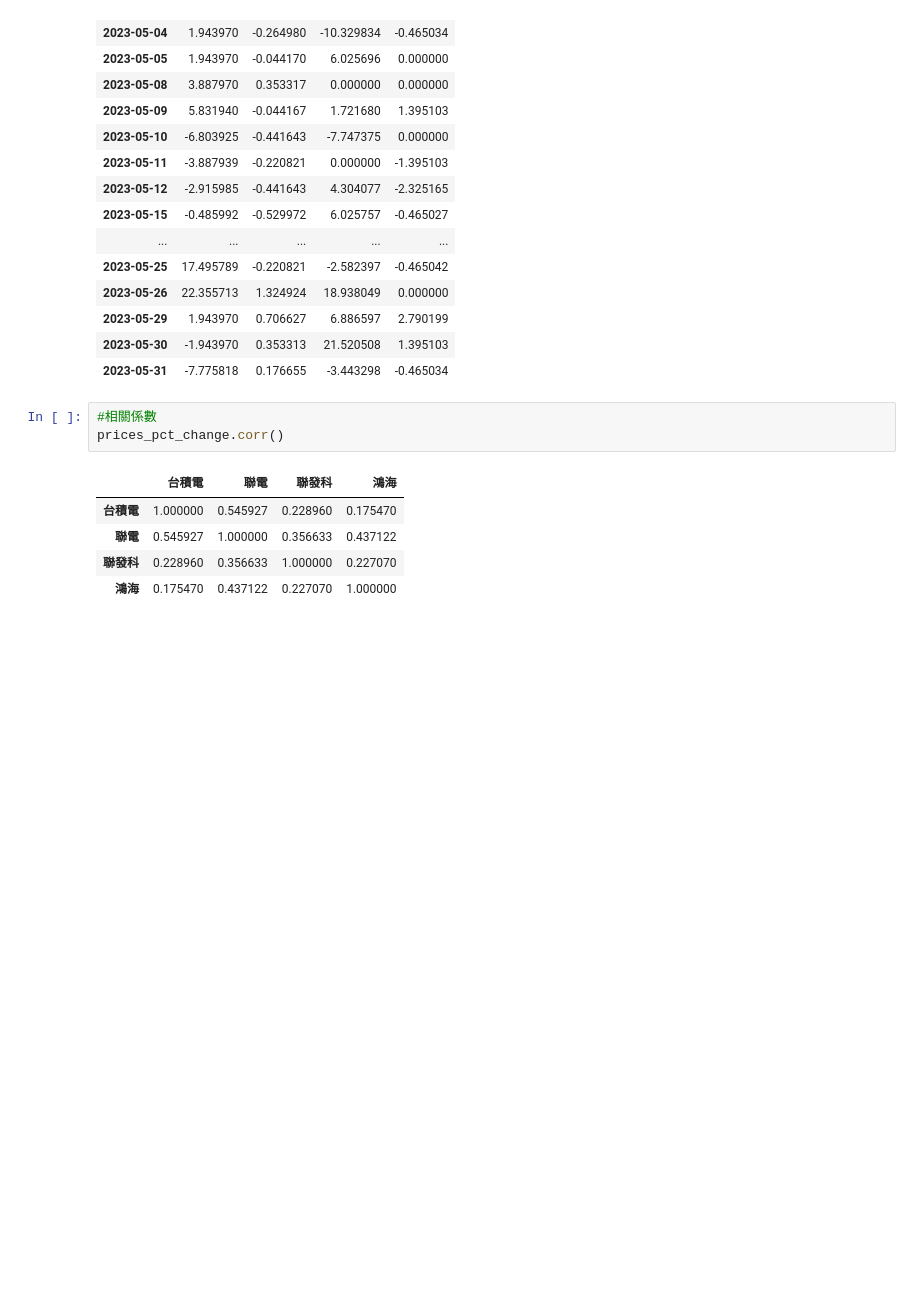
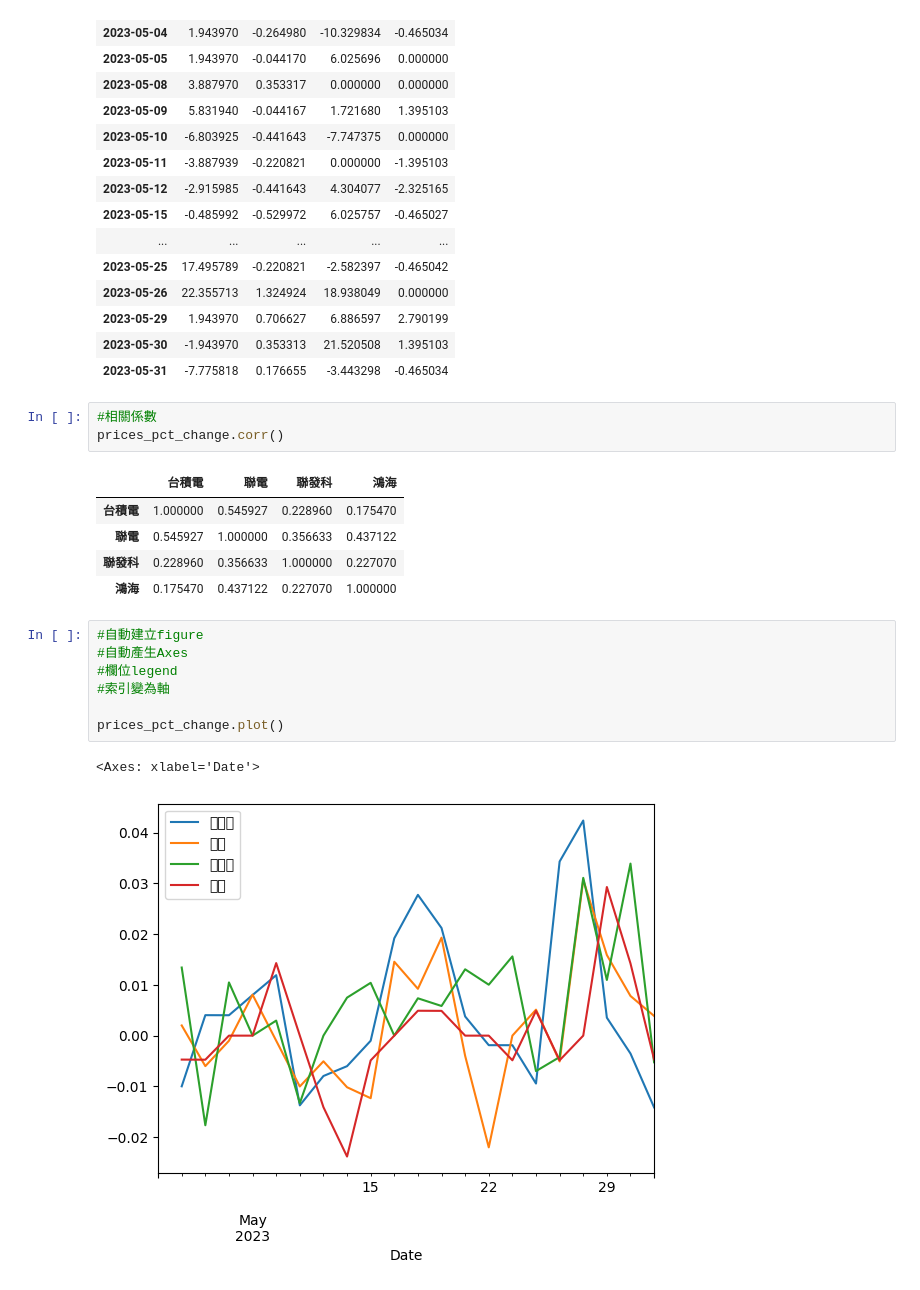
Before and after one commit to SophiaSu0925/__2024_07_29_AI_python, a Jupyter notebook: lesson17/lesson17_4.ipynb, the cells around one changed output. Cells and saved outputs as stored; diff of their text form; blank space fills up the shorter version.

```diff
--- a/lesson17/lesson17_4.ipynb
+++ b/lesson17/lesson17_4.ipynb
@@ -253,3 +253,13 @@ prices_pct_change.corr()
 | 聯電 | 0.545927 | 1.000000 | 0.356633 | 0.437122 |
 | 聯發科 | 0.228960 | 0.356633 | 1.000000 | 0.227070 |
 | 鴻海 | 0.175470 | 0.437122 | 0.227070 | 1.000000 |
+# %%
+#自動建立figure
+#自動產生Axes
+#欄位legend
+#索引變為軸
+
+prices_pct_change.plot()
+# %% [output]
+<Axes: xlabel='Date'>
+[figure, added]
```
